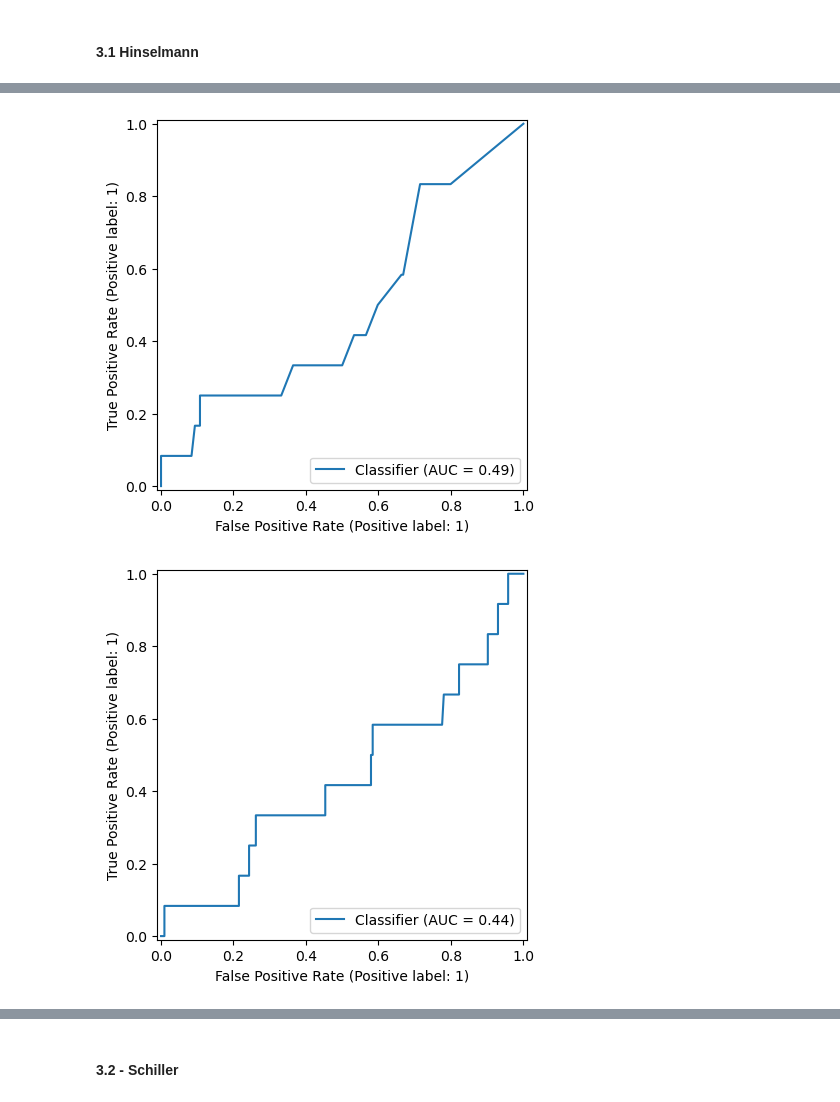
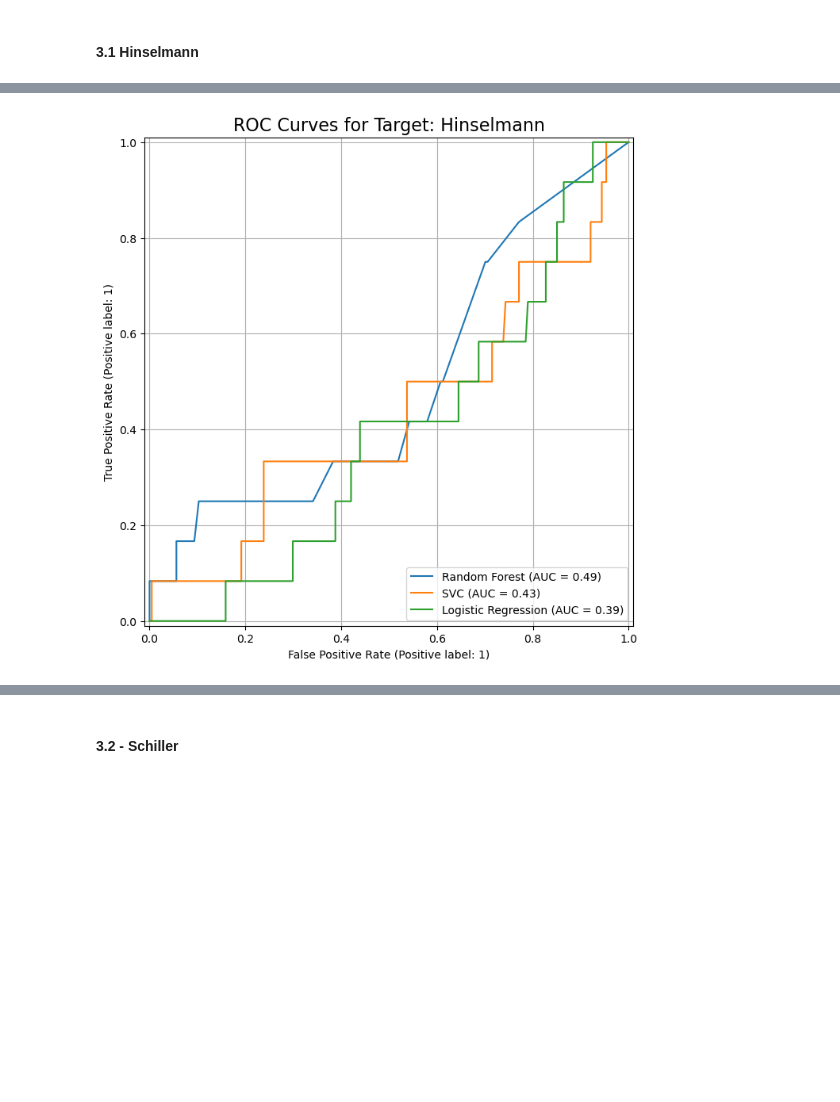
Before and after one commit to PedroC12804/Projeto-AAEB, a Jupyter notebook: Projeto .ipynb, the cells around one changed output, grey strips where cells are left out. Drawn from its saved outputs; the diff is of its cells as text; code cells hidden in the pictures; blank space fills up the shorter version.

```diff
--- a/Projeto .ipynb
+++ b/Projeto .ipynb
@@ -425,7 +411,7 @@ from sklearn.preprocessing import MinMaxScaler
 min_max_scaler = MinMaxScaler()
 
 # Função para aplicar Min-Max Scaling e criar um novo dicionário
-def scaler(data_dict):
+def scaler(data_dict: dict{}):
     """
     Aplica Min-Max Scaling aos conjuntos de treino e teste e cria um novo dicionário com os dados escalados.
 
@@ -510,9 +504,6 @@ def calculate_metrics(model_name, model_instance, X_train, y_train, X_test, y_te
         "F1 Score": f1_score(y_test, y_test_pred),
         "Area under ROC curve": roc_auc_score(y_test, y_scores),
     }
-    # Plot ROC curve
-    RocCurveDisplay.from_predictions(y_test, y_scores)
-
     return metrics
 # %% [markdown]
 <p style="font-size:15px;">The train_and_evaluate_multi_models function trains and evaluates multiple machine learning models against a single target variable. The function compares the performances of different provided models and returns their evaluation metrics and trained instances.</p>
@@ -698,7 +689,7 @@ def display_metrics_and_plots(results: dict[str, dict[pd.DataFrame, any]], Targe
 
     # Display metrics table
     print(f"\nPerformance Metrics for Target: {Target}")
-    display(metrics_summary.style.background_gradient(cmap="Blues"))
+    display(metrics_summary)
 
     # Plot ROC curves for all models
     plt.figure(figsize=(10, 8))
@@ -848,5 +775,5 @@ models = {'Random Forest': RandomForestClassifier(class_weight ='balanced',rando
 # Treinar e avaliar
 hinselmann_results = train_and_evaluate_multi_models('Hinselmann', models)
 
-hinselmann_results #é um dicionário que tem {nome: [df com as métricas, model instance], ...} para os três modelos
+display_metrics_and_plots(hinselmann_results, 'Hinselmann')
 # %% [output]
@@ -871,2 +786 @@ hinselmann_results #é um dicionário que tem {nome: [df com as métricas, model
-[figure, old version]
+[figure, new version]
-[figure, removed]
```
Also changed, not shown: parts of 20 cells of this notebook.
